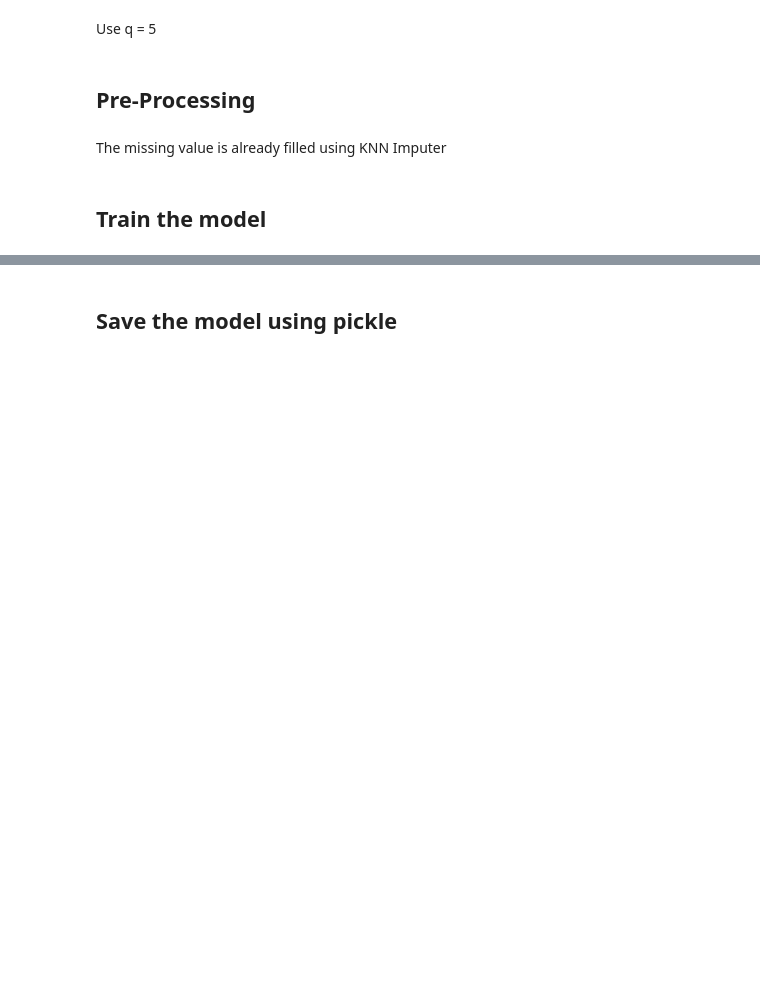
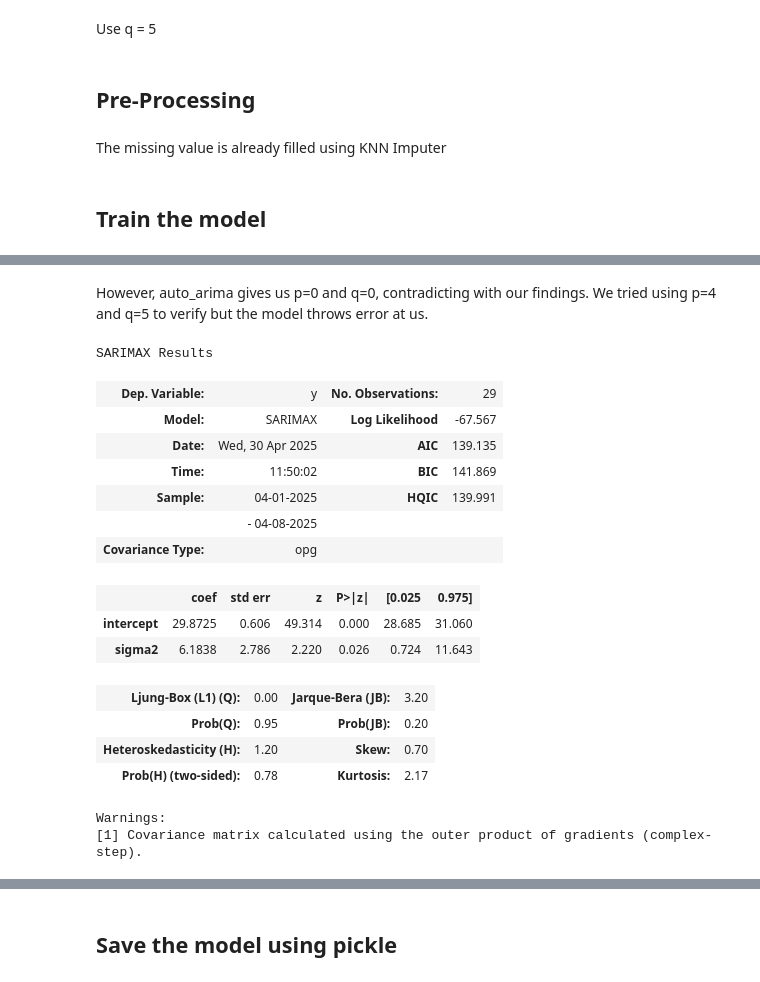
Before and after one commit to Jangsoodlor/smart-plant-pot-model, a Jupyter notebook: training/api_temp.ipynb, the cells around one changed output, grey strips where cells are left out. Saved outputs shown, nothing was run; the diff lists cells and outputs as text; code cells hidden in the pictures; blank space fills up the shorter version.

```diff
--- a/training/api_temp.ipynb
+++ b/training/api_temp.ipynb
@@ -129,2 +130,4 @@ Total fit time: 0.791 seconds
+# %% [markdown]
+However, auto_arima gives us p=0 and q=0, contradicting with our findings. We tried using p=4 and q=5 to verify but the model throws error at us.
 # %%
 model_attr = SARIMAX(
@@ -144,6 +145,26 @@ forecast_index = pd.date_range(
 )
 attr_prediction.index = test_data.index[:steps]
 attr_prediction.columns = ["predicted"]
+# %%
+model.summary()
+# %% [output]
+SARIMAX Results
+| Dep. Variable: | y | No. Observations: | 29 |
+| Model: | SARIMAX | Log Likelihood | -67.567 |
+| Date: | Wed, 30 Apr 2025 | AIC | 139.135 |
+| Time: | 11:50:02 | BIC | 141.869 |
+| Sample: | 04-01-2025 | HQIC | 139.991 |
+|  | - 04-08-2025 |  |  |
+| Covariance Type: | opg |  |  |
+|  | coef | std err | z | P>|z| | [0.025 | 0.975] |
+| intercept | 29.8725 | 0.606 | 49.314 | 0.000 | 28.685 | 31.060 |
+| sigma2 | 6.1838 | 2.786 | 2.220 | 0.026 | 0.724 | 11.643 |
+| Ljung-Box (L1) (Q): | 0.00 | Jarque-Bera (JB): | 3.20 |
+| Prob(Q): | 0.95 | Prob(JB): | 0.20 |
+| Heteroskedasticity (H): | 1.20 | Skew: | 0.70 |
+| Prob(H) (two-sided): | 0.78 | Kurtosis: | 2.17 |
+Warnings:
+[1] Covariance matrix calculated using the outer product of gradients (complex-step).
 # %%
 plt.figure(figsize=(12, 6))
 # Ensure datetime index and proper plotting
```
Also changed, not shown: parts of 8 cells of this notebook, 3 other files.
